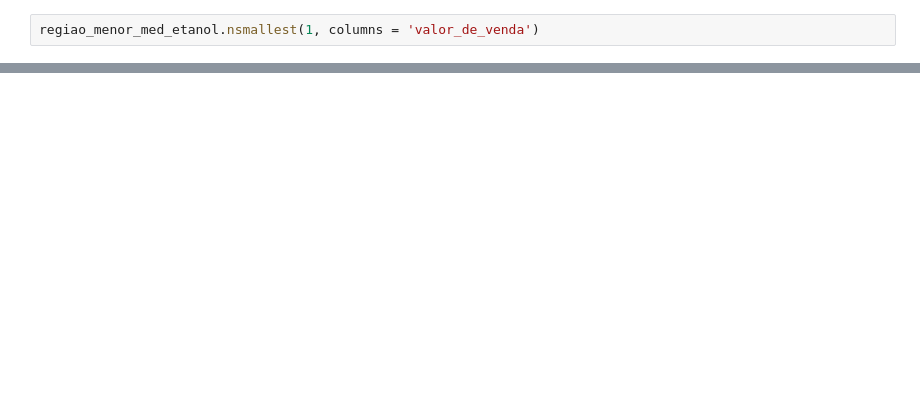
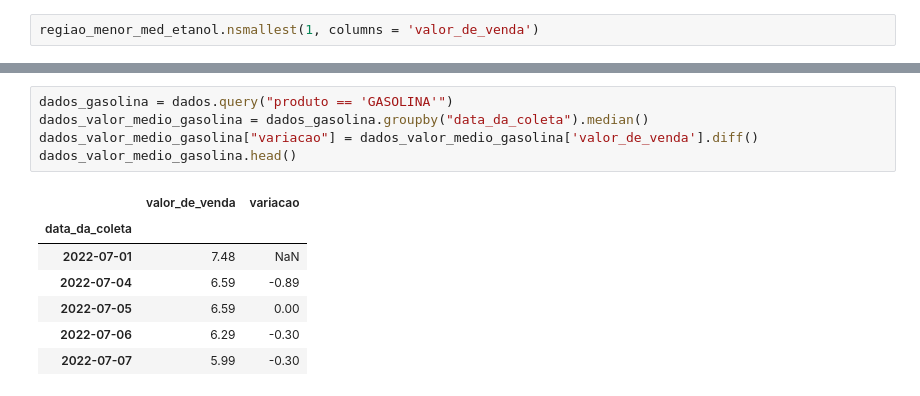
Before and after one commit to lucasCanella/Projeto-modulo-4, a Jupyter notebook: limpeza_adequacao_dados.ipynb, the cells around one changed output, grey strips where cells are left out. Drawn from its saved outputs; the diff is of its cells as text; blank space fills up the shorter version.

```diff
--- a/limpeza_adequacao_dados.ipynb
+++ b/limpeza_adequacao_dados.ipynb
@@ -484,0 +460,13 @@ plt.tight_layout()
+# %%
+dados_gasolina = dados.query("produto == 'GASOLINA'")
+dados_valor_medio_gasolina = dados_gasolina.groupby("data_da_coleta").median()
+dados_valor_medio_gasolina["variacao"] = dados_valor_medio_gasolina['valor_de_venda'].diff()
+dados_valor_medio_gasolina.head()
+# %% [output]
+|  | valor_de_venda | variacao |
+| data_da_coleta |  |  |
+| 2022-07-01 | 7.48 | NaN |
+| 2022-07-04 | 6.59 | -0.89 |
+| 2022-07-05 | 6.59 | 0.00 |
+| 2022-07-06 | 6.29 | -0.30 |
+| 2022-07-07 | 5.99 | -0.30 |
```
Also changed, not shown: parts of 31 cells of this notebook, 1 other file.
